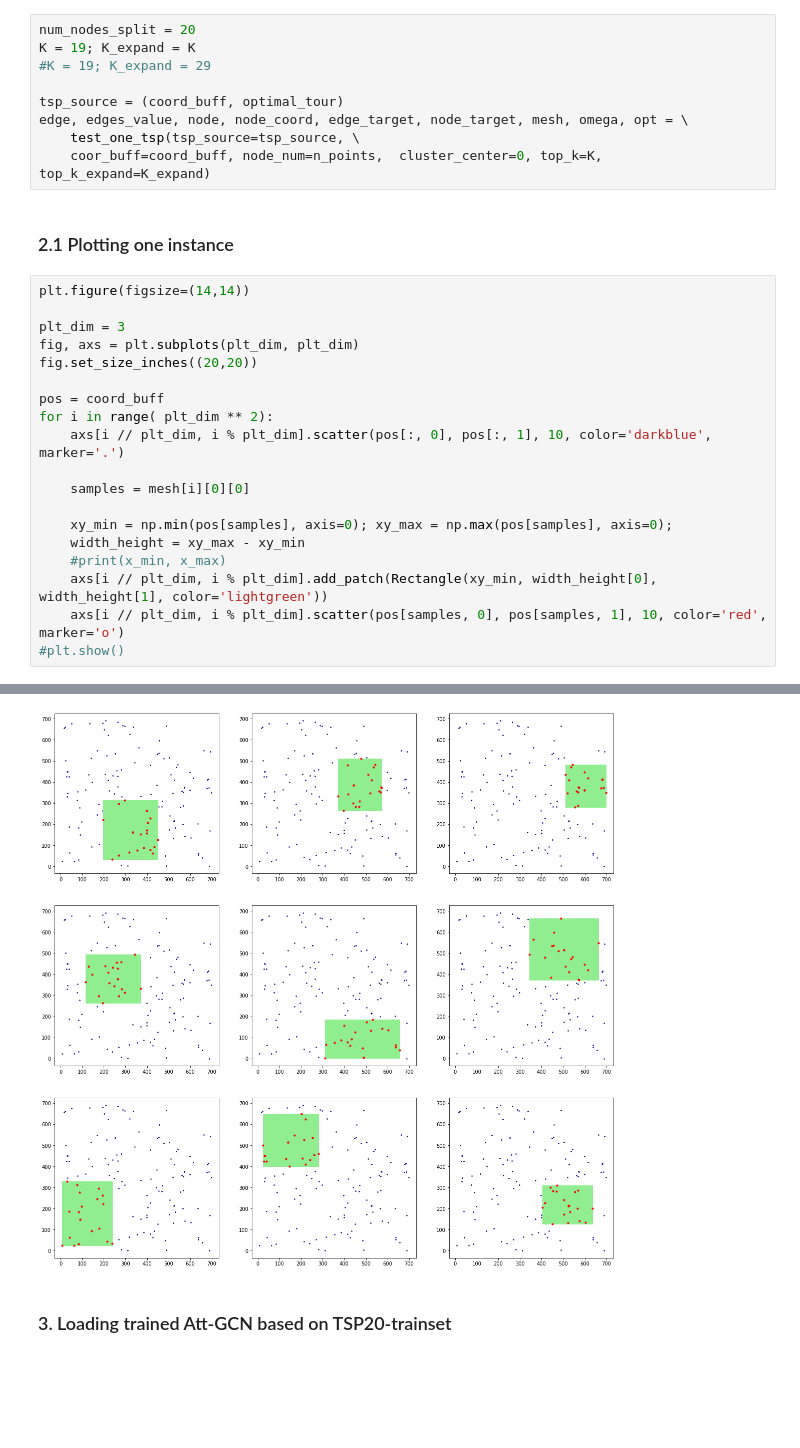
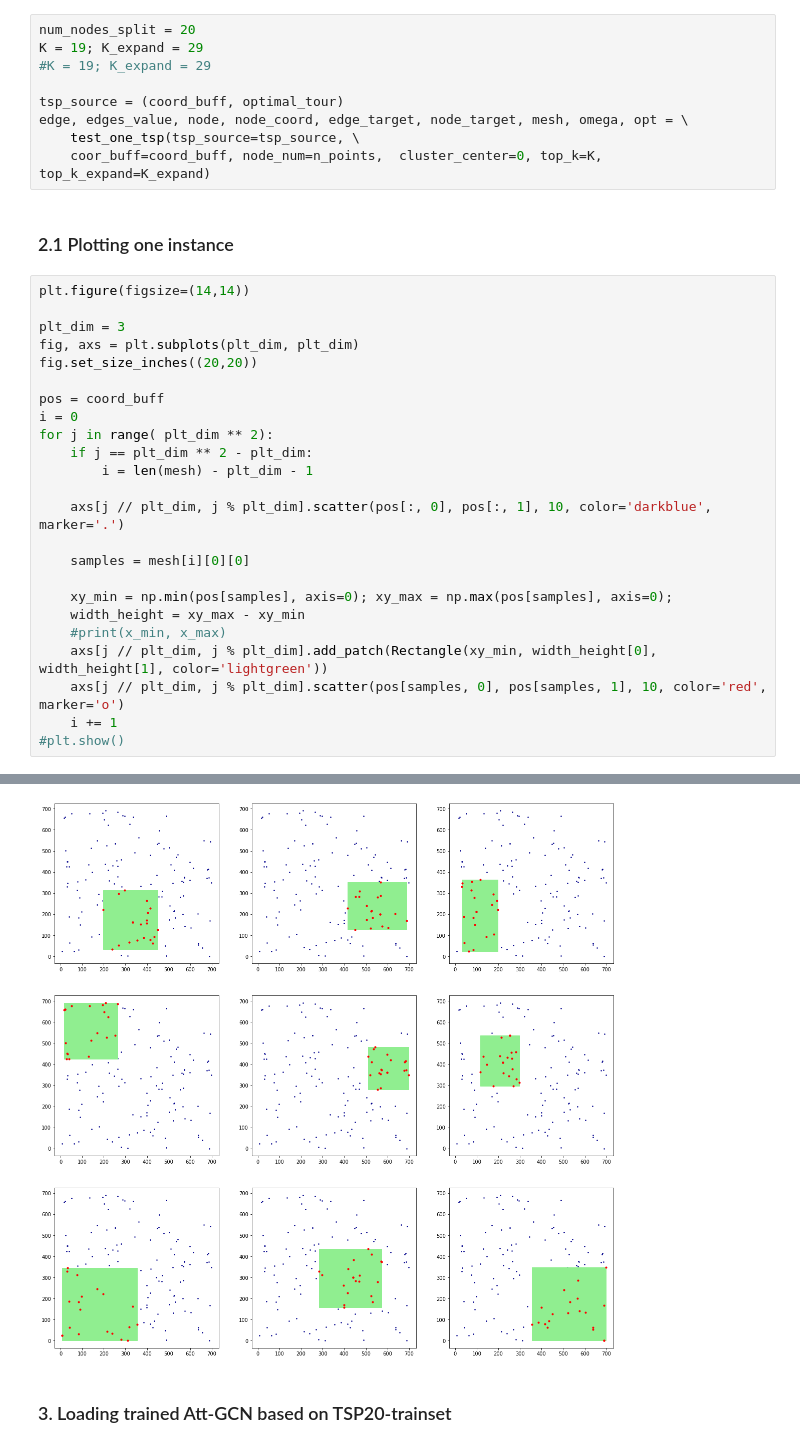
Before and after one commit to ViniciusBloise/Spider-scnu-TSP, a Jupyter notebook: Att-GraphConvNet/play_gnrlz.ipynb, the cells around one changed output, grey strips where cells are left out. Drawn from its saved outputs; the diff is of its cells as text; blank space fills up the shorter version.

```diff
--- a/Att-GraphConvNet/play_gnrlz.ipynb
+++ b/Att-GraphConvNet/play_gnrlz.ipynb
@@ -64,7 +64,7 @@ plt.show()
 ### 2. Graph Sampling
 # %%
 num_nodes_split = 20
-K = 19; K_expand = K
+K = 19; K_expand = 29
 #K = 19; K_expand = 29
 
 tsp_source = (coord_buff, optimal_tour)
@@ -76,25 +76,30 @@ edge, edges_value, node, node_coord, edge_target, node_target, mesh, omega, opt
 # %%
 plt.figure(figsize=(14,14))
 
 plt_dim = 3
 fig, axs = plt.subplots(plt_dim, plt_dim)
 fig.set_size_inches((20,20))
 
 pos = coord_buff
-for i in range( plt_dim ** 2):
-    axs[i // plt_dim, i % plt_dim].scatter(pos[:, 0], pos[:, 1], 10, color='darkblue', marker='.')
+i = 0
+for j in range( plt_dim ** 2):
+    if j == plt_dim ** 2 - plt_dim:
+        i = len(mesh) - plt_dim - 1
+
+    axs[j // plt_dim, j % plt_dim].scatter(pos[:, 0], pos[:, 1], 10, color='darkblue', marker='.')
 
     samples = mesh[i][0][0]
 
     xy_min = np.min(pos[samples], axis=0); xy_max = np.max(pos[samples], axis=0);
     width_height = xy_max - xy_min
     #print(x_min, x_max)
-    axs[i // plt_dim, i % plt_dim].add_patch(Rectangle(xy_min, width_height[0], width_height[1], color='lightgreen'))
-    axs[i // plt_dim, i % plt_dim].scatter(pos[samples, 0], pos[samples, 1], 10, color='red', marker='o')
+    axs[j // plt_dim, j % plt_dim].add_patch(Rectangle(xy_min, width_height[0], width_height[1], color='lightgreen'))
+    axs[j // plt_dim, j % plt_dim].scatter(pos[samples, 0], pos[samples, 1], 10, color='red', marker='o')
+    i += 1
 #plt.show()
 # %% [output]
 <Figure size 1008x1008 with 0 Axes>
-[figure, old version]
+[figure, new version]
 # %% [markdown]
 ### 3. Loading trained Att-GCN based on TSP20-trainset
 # %%
```
Also changed, not shown: parts of 1 cell of this notebook, 1 other file.
